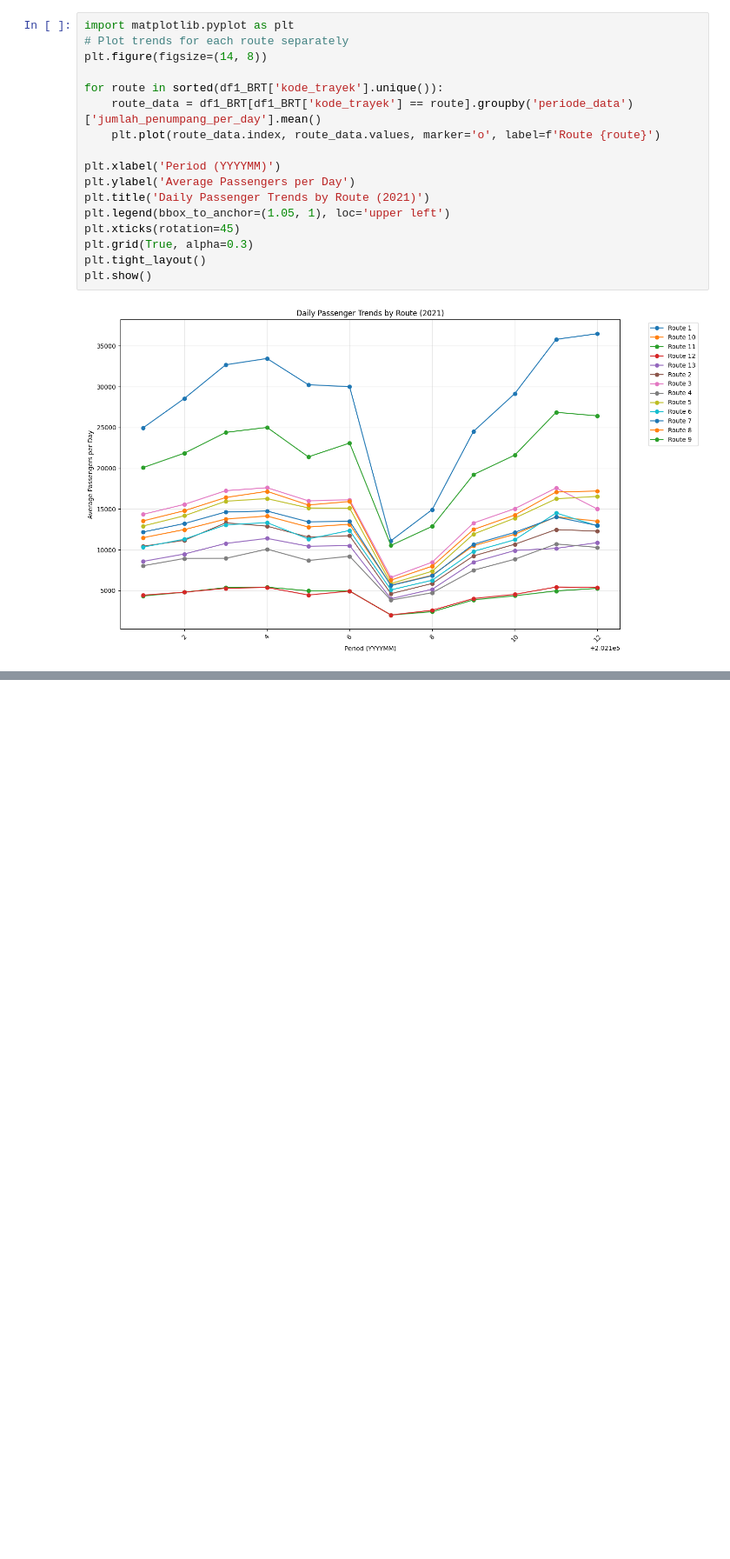
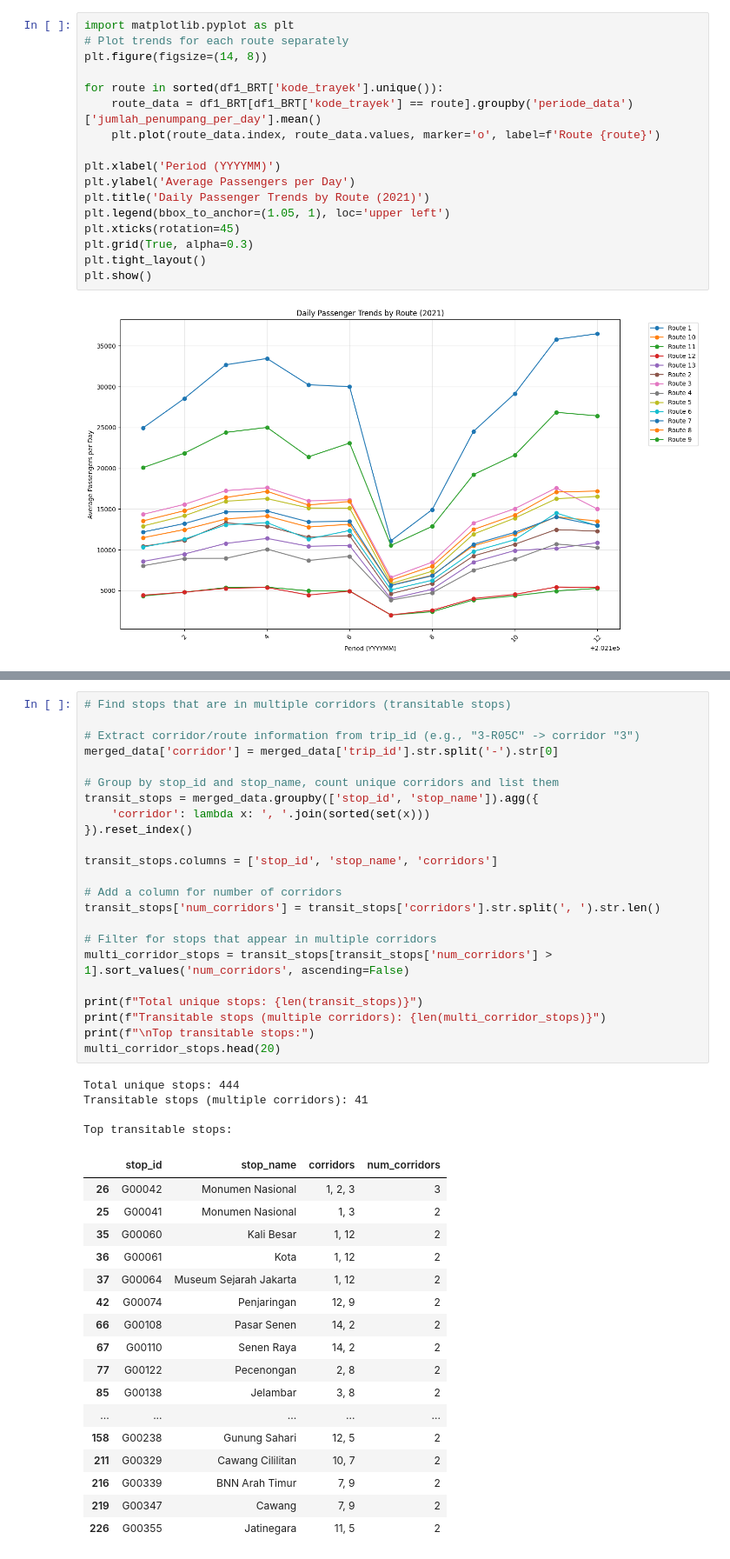
Before and after one commit to salmon11062006/ADAFinal, a Jupyter notebook: preprocessing.ipynb, the cells around one changed output, grey strips where cells are left out. Shown at 87% size. Drawn from its saved outputs; the diff is of its cells as text; blank space fills up the shorter version.

```diff
--- a/preprocessing.ipynb
+++ b/preprocessing.ipynb
@@ -96,0 +141,45 @@ plt.show()
+# %%
+# Find stops that are in multiple corridors (transitable stops)
+
+# Extract corridor/route information from trip_id (e.g., "3-R05C" -> corridor "3")
+merged_data['corridor'] = merged_data['trip_id'].str.split('-').str[0]
+
+# Group by stop_id and stop_name, count unique corridors and list them
+transit_stops = merged_data.groupby(['stop_id', 'stop_name']).agg({
+    'corridor': lambda x: ', '.join(sorted(set(x)))
+}).reset_index()
+
+transit_stops.columns = ['stop_id', 'stop_name', 'corridors']
+
+# Add a column for number of corridors
+transit_stops['num_corridors'] = transit_stops['corridors'].str.split(', ').str.len()
+
+# Filter for stops that appear in multiple corridors
+multi_corridor_stops = transit_stops[transit_stops['num_corridors'] > 1].sort_values('num_corridors', ascending=False)
+
+print(f"Total unique stops: {len(transit_stops)}")
+print(f"Transitable stops (multiple corridors): {len(multi_corridor_stops)}")
+print(f"\nTop transitable stops:")
+multi_corridor_stops.head(20)
+# %% [output]
+Total unique stops: 444
+Transitable stops (multiple corridors): 41
+
+Top transitable stops:
+|  | stop_id | stop_name | corridors | num_corridors |
+| 26 | G00042 | Monumen Nasional | 1, 2, 3 | 3 |
+| 25 | G00041 | Monumen Nasional | 1, 3 | 2 |
+| 35 | G00060 | Kali Besar | 1, 12 | 2 |
+| 36 | G00061 | Kota | 1, 12 | 2 |
+| 37 | G00064 | Museum Sejarah Jakarta | 1, 12 | 2 |
+| 42 | G00074 | Penjaringan | 12, 9 | 2 |
+| 66 | G00108 | Pasar Senen | 14, 2 | 2 |
+| 67 | G00110 | Senen Raya | 14, 2 | 2 |
+| 77 | G00122 | Pecenongan | 2, 8 | 2 |
+| 85 | G00138 | Jelambar | 3, 8 | 2 |
+| ... | ... | ... | ... | ... |
+| 158 | G00238 | Gunung Sahari | 12, 5 | 2 |
+| 211 | G00329 | Cawang Cililitan | 10, 7 | 2 |
+| 216 | G00339 | BNN Arah Timur | 7, 9 | 2 |
+| 219 | G00347 | Cawang | 7, 9 | 2 |
+| 226 | G00355 | Jatinegara | 11, 5 | 2 |
```
Also changed, not shown: parts of 1 cell of this notebook, 2 other files.
